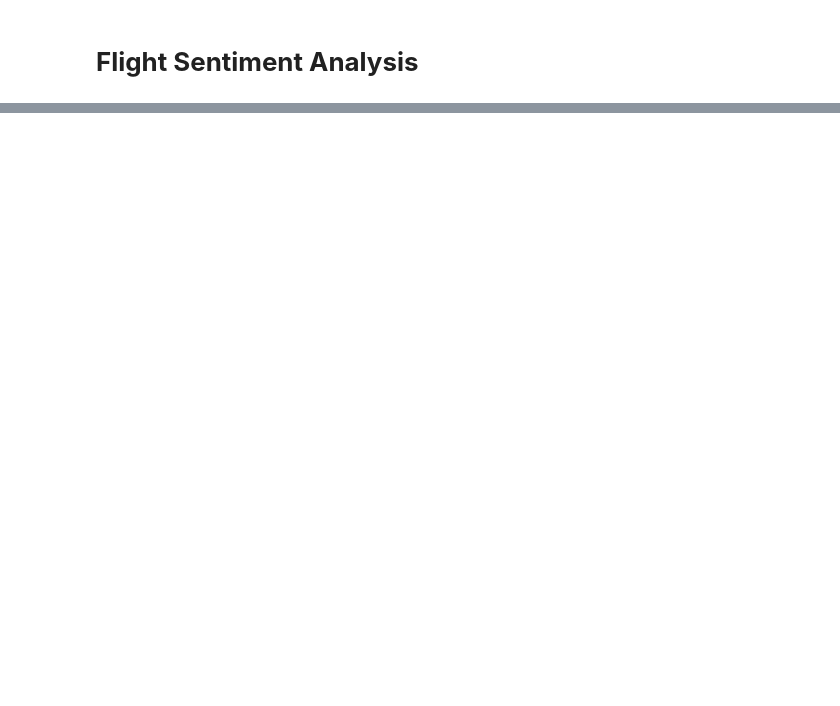
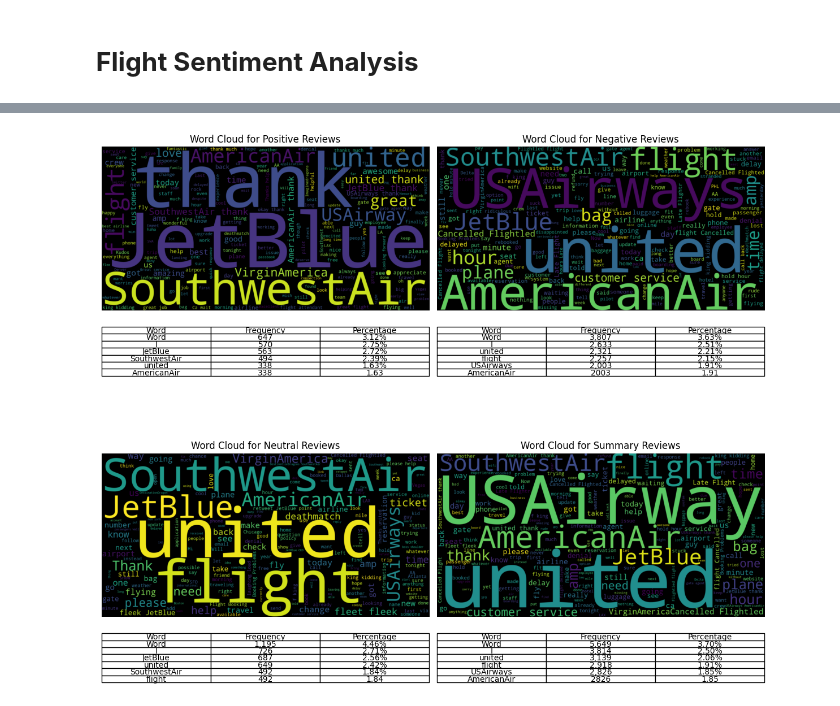
Before and after one commit to abccastro/ChatBot-Online-Flight-Booking, a Jupyter notebook: Flight Sentiment Analysis.ipynb, the cells around one changed output, grey strips where cells are left out. Drawn from its saved outputs; the diff is of its cells as text; code cells hidden in the pictures; blank space fills up the shorter version.

```diff
--- a/Flight Sentiment Analysis.ipynb
+++ b/Flight Sentiment Analysis.ipynb
@@ -278,0 +133,5 @@ flight_metadata_df[['customer_review']]
+# %%
+# Drop duplicate records in flight data
+print(f"Record count before removing duplicates => {flight_df.shape[0]}")
+flight_df.drop_duplicates(inplace=True)
+print(f"Record count after removing duplicates  => {flight_df.shape[0]}")
@@ -278,0 +193,4 @@ flight_metadata_df[['customer_review']]
+# %%
+# Replace all missing values in flight with a blank
+flight_df[['review']] = flight_df[['review']].fillna('')
+flight_df.info()
@@ -278,0 +214,9 @@ flight_metadata_df[['customer_review']]
+# %%
+# Convert 'tweet_created' to datetime
+flight_df['tweet_created'] = pd.to_datetime(flight_df['tweet_created'])
+
+# Extract year, month, and day into separate columns
+flight_df['review_year'] = flight_df['tweet_created'].dt.year
+flight_df['review_month'] = flight_df['tweet_created'].dt.month
+
+flight_df.head(10)
@@ -278,0 +428,64 @@ flight_metadata_df[['customer_review']]
+# %%
+from wordcloud import WordCloud
+import matplotlib.pyplot as plt
+from collections import Counter
+import matplotlib.ticker as mticker
+
+# Filter flight_df by sentiment categories
+positive_reviews = flight_df[flight_df['airline_sentiment'] == 'positive']
+negative_reviews = flight_df[flight_df['airline_sentiment'] == 'negative']
+neutral_reviews = flight_df[flight_df['airline_sentiment'] == 'neutral']
+summary_reviews = flight_df['review']
+
+# Generate word clouds and word frequency tables for each sentiment category and summary
+sentiments_data = [
+    ('Positive', positive_reviews['review']),
+    ('Negative', negative_reviews['review']),
+    ('Neutral', neutral_reviews['review']),
+    ('Summary', summary_reviews)
+]
+
+# Adjust the figure size
+plt.figure(figsize=(12, 12))
+
+for i, (sentiment, reviews) in enumerate(sentiments_data, 1):
+    # Generate word cloud for the current sentiment or summary
+    wordcloud = WordCloud(width=1600, height=800).generate(' '.join(reviews))
+
+    # Create a new subplot
+    plt.subplot(2, 2, i)
+    plt.imshow(wordcloud, interpolation='bilinear')
+    plt.title(f'Word Cloud for {sentiment} Reviews')
+    plt.axis('off')
+
+    # Calculate word frequencies for the summary
+    words_summary = ' '.join(reviews).split()
+    word_freq_summary = Counter(words_summary)
+    total_words_summary = len(words_summary)
+    top_5_summary = [(word, freq, round(freq / total_words_summary * 100, 2)) for word, freq in word_freq_summary.most_common(5)]
+
+    # Adjust the table positioning
+    table_data_summary = [['Word', 'Frequency', 'Percentage']] + top_5_summary
+    table = plt.table(cellText=table_data_summary, colLabels=['Word', 'Frequency', 'Percentage'],
+                      cellLoc='center', loc='bottom', bbox=[0, -0.4, 1, 0.3])
+
+    # Adjust table formatting
+    table.auto_set_font_size(False)
+    table.set_fontsize(10)
+    table.scale(1, 1.5)
+
+    # Apply formatting to numeric values
+    for i in range(1, len(table_data_summary)):
+        for j in range(1, len(table_data_summary[i])):
+            table[i, j].get_text().set_text(
+                '{:,.0f}'.format(table_data_summary[i][j]) if j == 1 else '{:.2f}%'.format(table_data_summary[i][j]))
+
+    # Center-align table text
+    for key, cell in table._cells.items():
+        cell.set_text_props(ha="center", va="center")
+
+# Adjust subplot spacing
+plt.tight_layout(pad=1.0)
+plt.show()
+# %% [output]
+[figure, added]
```
Also changed, not shown: parts of 61 cells of this notebook, 4 other files.
